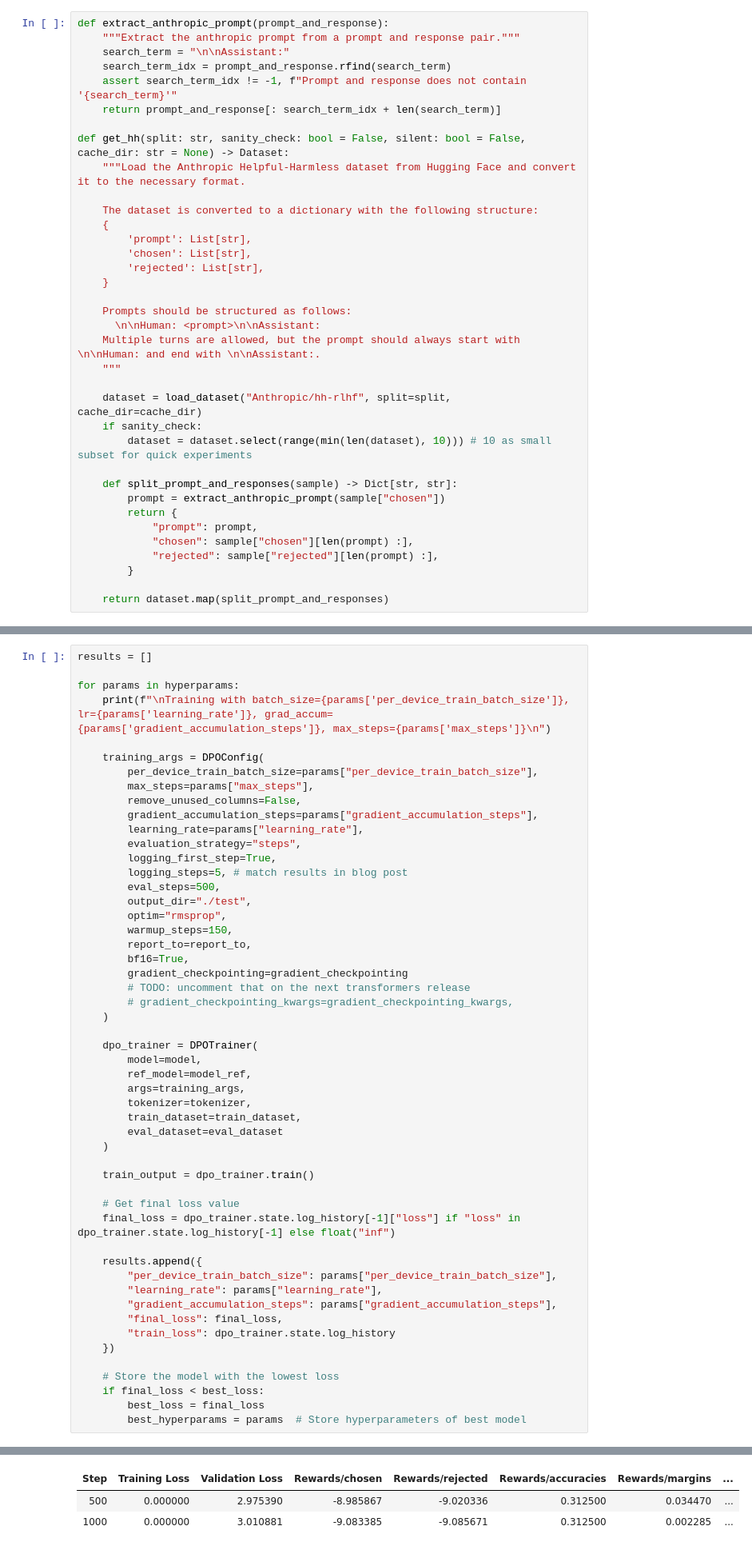
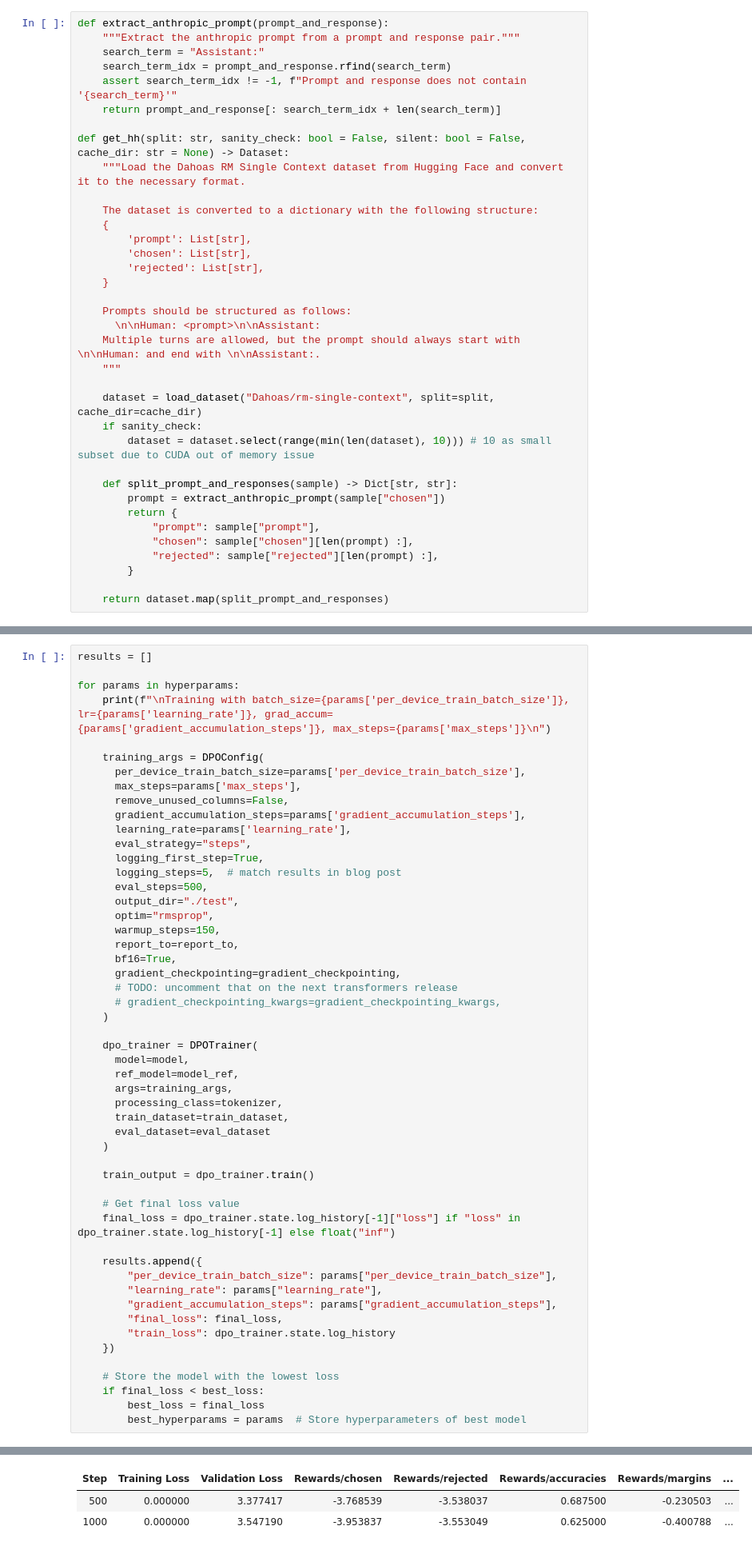
Before and after one commit to MyaMjechal/nlp-a5-optimization-human-preference, a Jupyter notebook: 04-DPO.ipynb, the cells around one changed output, grey strips where cells are left out. Shown at 80% size. Drawn from its saved outputs; the diff is of its cells as text.

Commit message:
DPO train v3

```diff
--- a/04-DPO.ipynb
+++ b/04-DPO.ipynb
@@ -116,13 +87,13 @@ The DPO trainer expects a model of AutoModelForCausalLM, compared to PPO that ex
 # %%
 def extract_anthropic_prompt(prompt_and_response):
     """Extract the anthropic prompt from a prompt and response pair."""
-    search_term = "\n\nAssistant:"
+    search_term = "Assistant:"
     search_term_idx = prompt_and_response.rfind(search_term)
     assert search_term_idx != -1, f"Prompt and response does not contain '{search_term}'"
     return prompt_and_response[: search_term_idx + len(search_term)]
 
 def get_hh(split: str, sanity_check: bool = False, silent: bool = False, cache_dir: str = None) -> Dataset:
-    """Load the Anthropic Helpful-Harmless dataset from Hugging Face and convert it to the necessary format.
+    """Load the Dahoas RM Single Context dataset from Hugging Face and convert it to the necessary format.
 
     The dataset is converted to a dictionary with the following structure:
     {
@@ -136,14 +107,14 @@ def get_hh(split: str, sanity_check: bool = False, silent: bool = False, cache_d
     Multiple turns are allowed, but the prompt should always start with \n\nHuman: and end with \n\nAssistant:.
     """
 
-    dataset = load_dataset("Anthropic/hh-rlhf", split=split, cache_dir=cache_dir)
+    dataset = load_dataset("Dahoas/rm-single-context", split=split, cache_dir=cache_dir)
     if sanity_check:
-        dataset = dataset.select(range(min(len(dataset), 10))) # 10 as small subset for quick experiments
+        dataset = dataset.select(range(min(len(dataset), 10))) # 10 as small subset due to CUDA out of memory issue
 
     def split_prompt_and_responses(sample) -> Dict[str, str]:
         prompt = extract_anthropic_prompt(sample["chosen"])
         return {
-            "prompt": prompt,
+            "prompt": sample["prompt"],
             "chosen": sample["chosen"][len(prompt) :],
             "rejected": sample["rejected"][len(prompt) :],
         }
@@ -234,32 +190,32 @@ for params in hyperparams:
     print(f"\nTraining with batch_size={params['per_device_train_batch_size']}, lr={params['learning_rate']}, grad_accum={params['gradient_accumulation_steps']}, max_steps={params['max_steps']}\n")
 
     training_args = DPOConfig(
-        per_device_train_batch_size=params["per_device_train_batch_size"],
-        max_steps=params["max_steps"],
-        remove_unused_columns=False,
-        gradient_accumulation_steps=params["gradient_accumulation_steps"],
-        learning_rate=params["learning_rate"],
-        evaluation_strategy="steps",
-        logging_first_step=True,
-        logging_steps=5, # match results in blog post
-        eval_steps=500,
-        output_dir="./test",
-        optim="rmsprop",
-        warmup_steps=150,
-        report_to=report_to,
-        bf16=True,
-        gradient_checkpointing=gradient_checkpointing
-        # TODO: uncomment that on the next transformers release
-        # gradient_checkpointing_kwargs=gradient_checkpointing_kwargs,
+      per_device_train_batch_size=params['per_device_train_batch_size'],
+      max_steps=params['max_steps'],
+      remove_unused_columns=False,
+      gradient_accumulation_steps=params['gradient_accumulation_steps'],
+      learning_rate=params['learning_rate'],
+      eval_strategy="steps",
+      logging_first_step=True,
+      logging_steps=5,  # match results in blog post
+      eval_steps=500,
+      output_dir="./test",
+      optim="rmsprop",
+      warmup_steps=150,
+      report_to=report_to,
+      bf16=True,
+      gradient_checkpointing=gradient_checkpointing,
+      # TODO: uncomment that on the next transformers release
+      # gradient_checkpointing_kwargs=gradient_checkpointing_kwargs,
     )
 
     dpo_trainer = DPOTrainer(
-        model=model,
-        ref_model=model_ref,
-        args=training_args,
-        tokenizer=tokenizer,
-        train_dataset=train_dataset,
-        eval_dataset=eval_dataset
+      model=model,
+      ref_model=model_ref,
+      args=training_args,
+      processing_class=tokenizer,
+      train_dataset=train_dataset,
+      eval_dataset=eval_dataset
     )
 
     train_output = dpo_trainer.train()
@@ -285,3 +241,3 @@ Training with batch_size=8, lr=0.001, grad_accum=1, max_steps=1000
 | Step | Training Loss | Validation Loss | Rewards/chosen | Rewards/rejected | Rewards/accuracies | Rewards/margins | ... |
-| 500 | 0.000000 | 2.975390 | -8.985867 | -9.020336 | 0.312500 | 0.034470 | ... |
-| 1000 | 0.000000 | 3.010881 | -9.083385 | -9.085671 | 0.312500 | 0.002285 | ... |
+| 500 | 0.000000 | 3.377417 | -3.768539 | -3.538037 | 0.687500 | -0.230503 | ... |
+| 1000 | 0.000000 | 3.547190 | -3.953837 | -3.553049 | 0.625000 | -0.400788 | ... |
```
Also changed, not shown: parts of 19 cells of this notebook.
